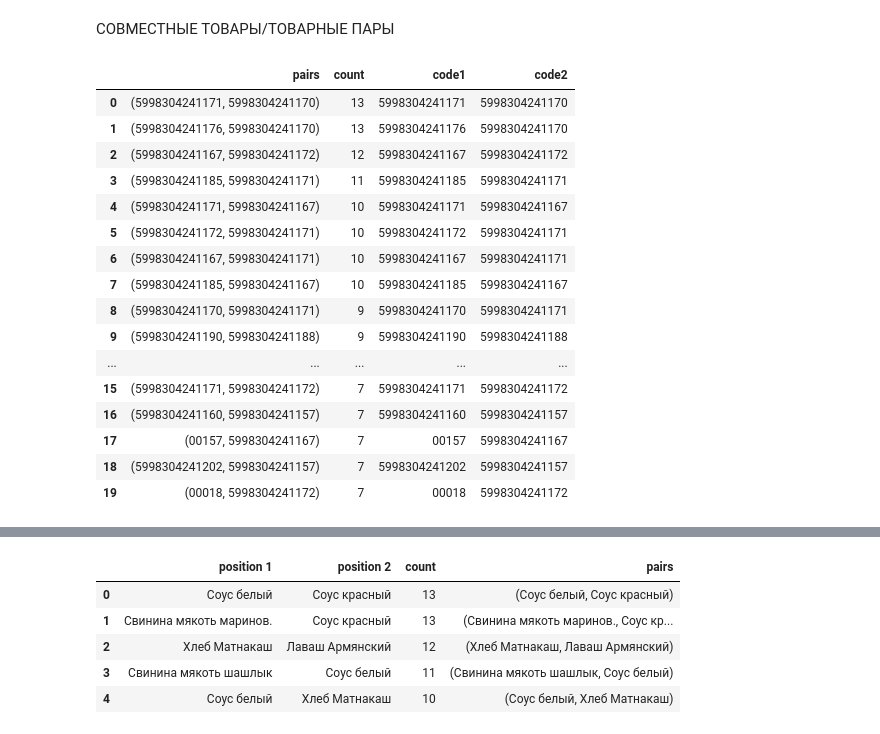
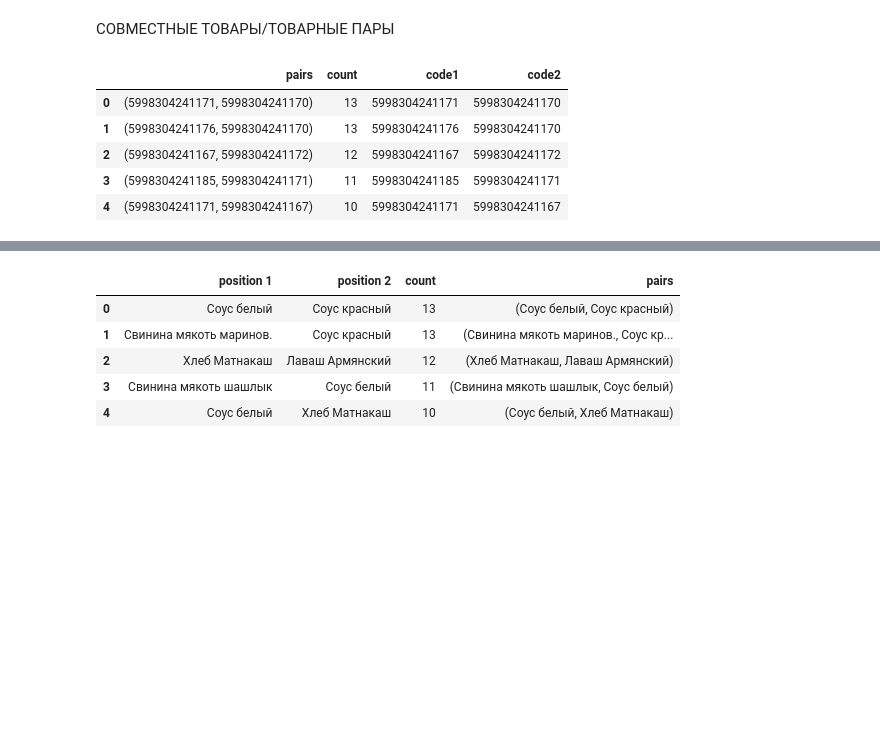
Before and after one commit to liparitgevorgyan/retail_sales_analysis, a Jupyter notebook: notebooks/retail_sales_analysis.ipynb, the cells around one changed output, grey strips where cells are left out. Saved outputs shown, nothing was run; the diff lists cells and outputs as text; code cells hidden in the pictures; blank space fills up the shorter version.

```diff
--- a/notebooks/retail_sales_analysis.ipynb
+++ b/notebooks/retail_sales_analysis.ipynb
@@ -585,25 +501,14 @@ df_pairs = pd.DataFrame(
 # %%
 df_pairs[['code1', 'code2']] = pd.DataFrame(
     df_pairs['pairs'].tolist())
-df_pairs.drop_duplicates()
+df_pairs.drop_duplicates().head()
 # %% [output]
 |  | pairs | count | code1 | code2 |
 | 0 | (5998304241171, 5998304241170) | 13 | 5998304241171 | 5998304241170 |
 | 1 | (5998304241176, 5998304241170) | 13 | 5998304241176 | 5998304241170 |
 | 2 | (5998304241167, 5998304241172) | 12 | 5998304241167 | 5998304241172 |
 | 3 | (5998304241185, 5998304241171) | 11 | 5998304241185 | 5998304241171 |
 | 4 | (5998304241171, 5998304241167) | 10 | 5998304241171 | 5998304241167 |
-| 5 | (5998304241172, 5998304241171) | 10 | 5998304241172 | 5998304241171 |
-| 6 | (5998304241167, 5998304241171) | 10 | 5998304241167 | 5998304241171 |
-| 7 | (5998304241185, 5998304241167) | 10 | 5998304241185 | 5998304241167 |
-| 8 | (5998304241170, 5998304241171) | 9 | 5998304241170 | 5998304241171 |
-| 9 | (5998304241190, 5998304241188) | 9 | 5998304241190 | 5998304241188 |
-| ... | ... | ... | ... | ... |
-| 15 | (5998304241171, 5998304241172) | 7 | 5998304241171 | 5998304241172 |
-| 16 | (5998304241160, 5998304241157) | 7 | 5998304241160 | 5998304241157 |
-| 17 | (00157, 5998304241167) | 7 | 00157 | 5998304241167 |
-| 18 | (5998304241202, 5998304241157) | 7 | 5998304241202 | 5998304241157 |
-| 19 | (00018, 5998304241172) | 7 | 00018 | 5998304241172 |
 # %%
 products_ex = df_ex[['name', 'code']].drop_duplicates()
 # %%
```
Also changed, not shown: parts of 14 cells of this notebook.
